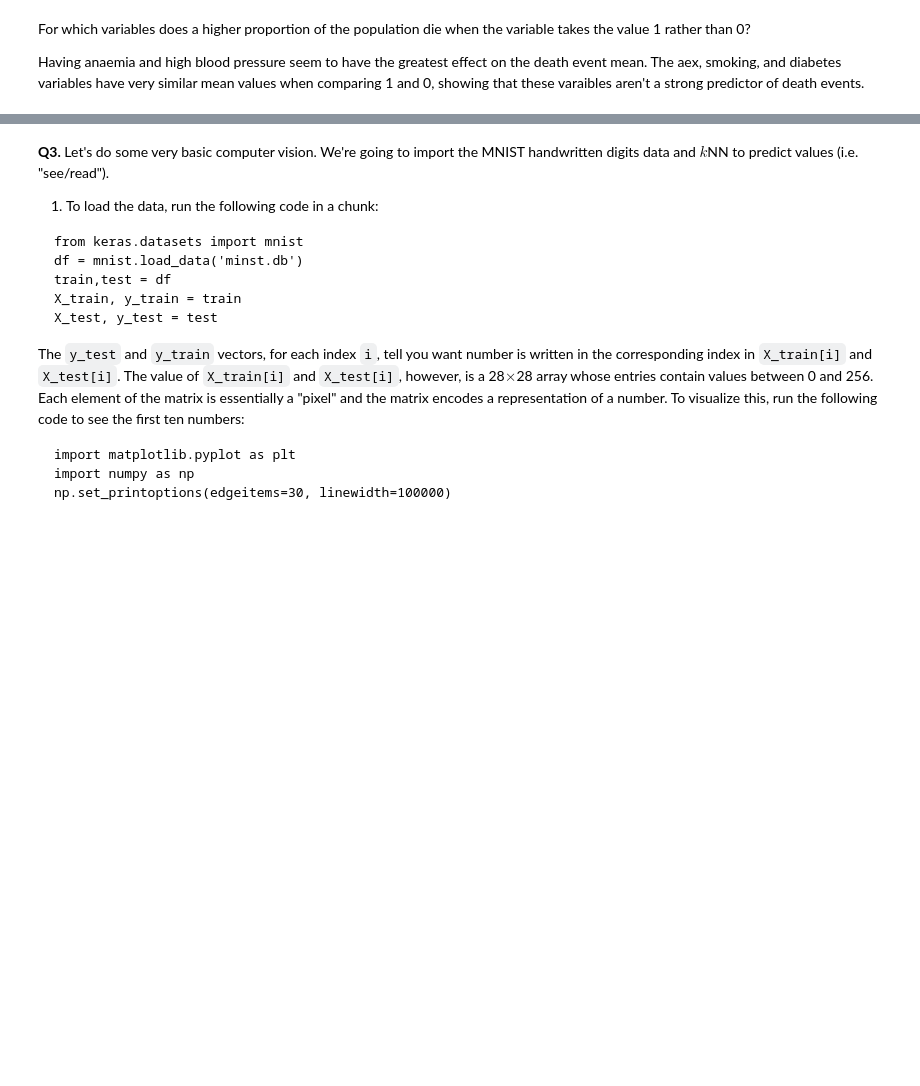
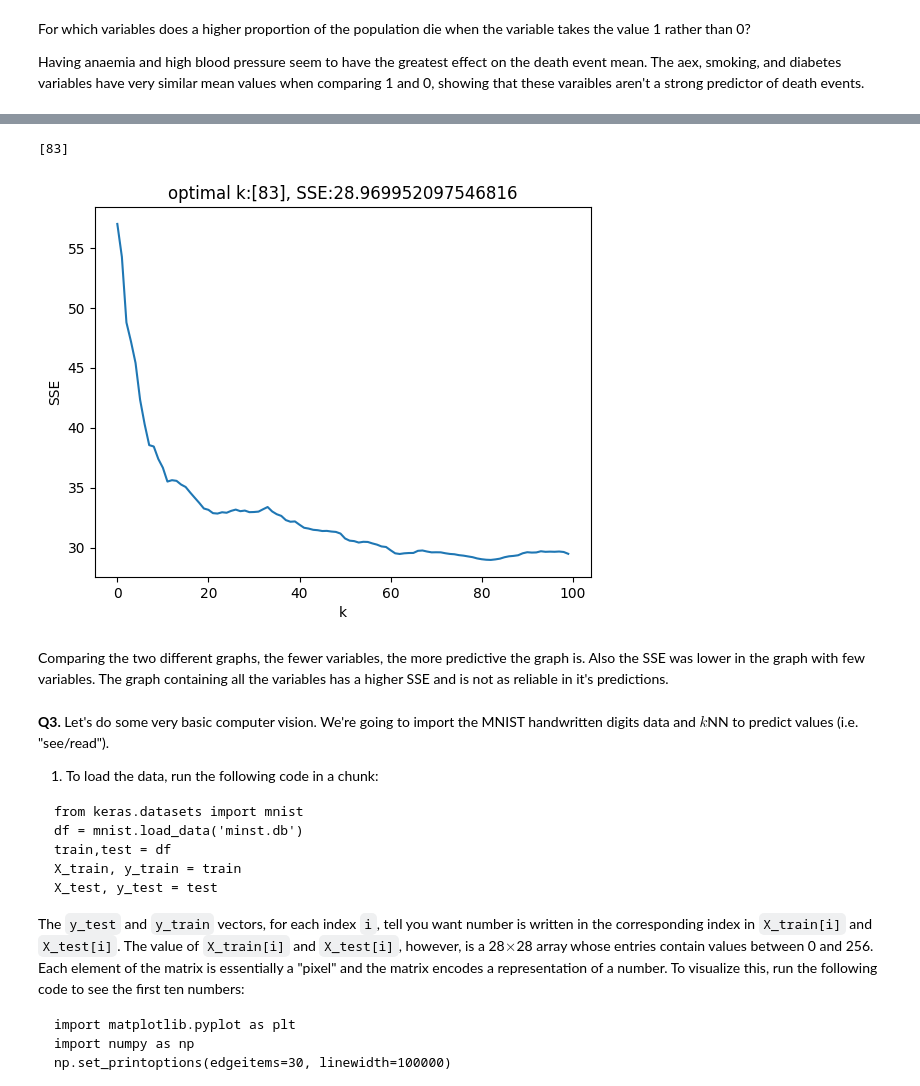
Before and after one commit to erinmoulton/knn, a Jupyter notebook: assignment_knn.ipynb, the cells around one changed output, grey strips where cells are left out. Drawn from its saved outputs; the diff is of its cells as text; code cells hidden in the pictures; blank space fills up the shorter version.

```diff
--- a/assignment_knn.ipynb
+++ b/assignment_knn.ipynb
@@ -174,3 +221,39 @@ Having anaemia and high blood pressure seem to have the greatest effect on the d
+# %%
+#8
+X = df.drop('DEATH_EVENT',axis=1)
+
+X_train = X.iloc[train,:]
+y_train = y.iloc[train]
+X_test = X.iloc[test,:]
+y_test = y.iloc[test]
+
+from sklearn.neighbors import KNeighborsRegressor
+
+k_bar = 100
+k_grid = np.arange(1,k_bar)
+SSE = np.zeros(k_bar)
+
+for k in range(k_bar):
+    knn = KNeighborsRegressor(n_neighbors=k+1)
+    predictor = knn.fit(X_train,y_train)
+    y_hat = knn.predict(X_test)
+    SSE[k] = np.sum( (y_test-y_hat)**2 )
+
+SSE_min = np.min(SSE)
+min_index = np.where(SSE==SSE_min)
+k_star = k_grid[min_index]
+print(k_star)
+
+plt.plot(np.arange(0,k_bar),SSE)
+plt.xlabel("k")
+plt.title("optimal k:"+str(k_star)+', SSE:'+str(SSE_min))
+plt.ylabel('SSE')
+plt.show()
+# %% [output]
+[83]
+[figure, added]
+# %% [markdown]
+Comparing the two different graphs, the fewer variables, the more predictive the graph is. Also the SSE was lower in the graph with few variables. The graph containing all the variables has a higher SSE and is not as reliable in it's predictions.
 # %% [markdown]
 **Q3.** Let's do some very basic computer vision. We're going to import the MNIST handwritten digits data and $k$NN to predict values (i.e. "see/read").
 
```
Also changed, not shown: parts of 6 cells of this notebook.
